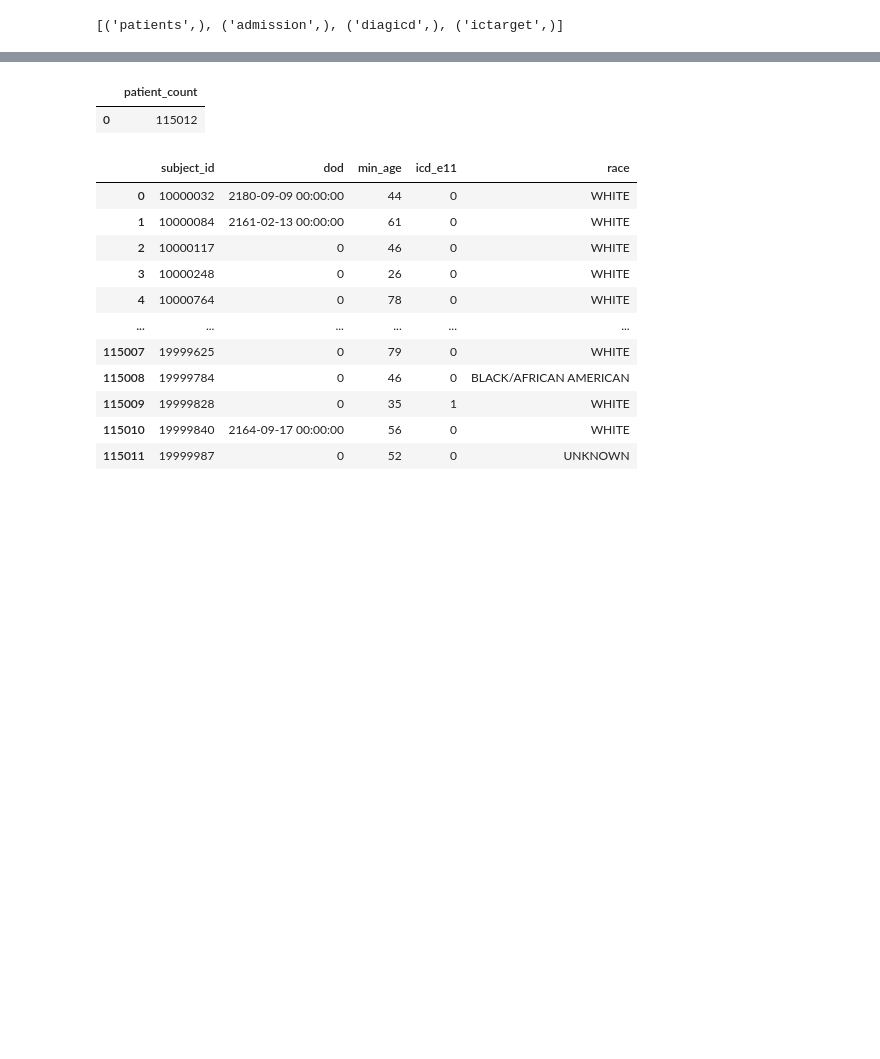
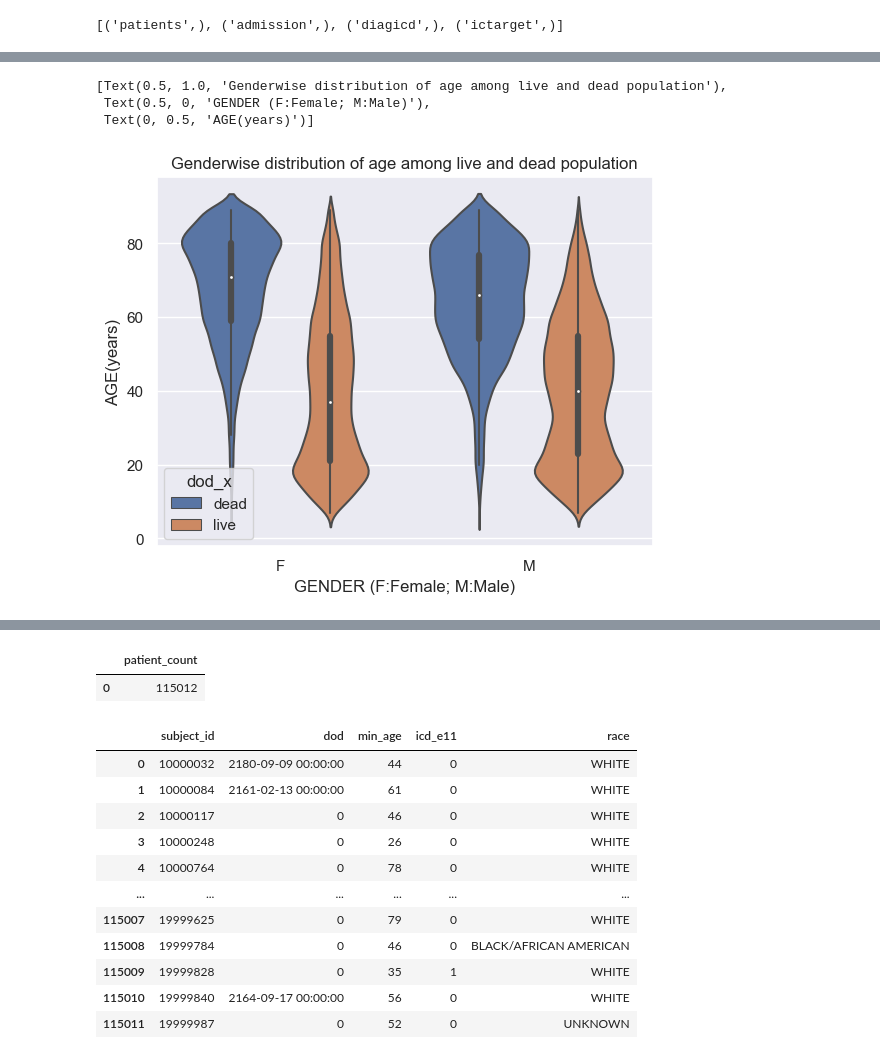
Before and after one commit to smitamisra/EHR_exploration, a Jupyter notebook: notebooks/db_exploration_creatingVisuals.ipynb, the cells around one changed output, grey strips where cells are left out. Drawn from its saved outputs; the diff is of its cells as text; code cells hidden in the pictures; blank space fills up the shorter version.

```diff
--- a/notebooks/db_exploration_creatingVisuals.ipynb
+++ b/notebooks/db_exploration_creatingVisuals.ipynb
@@ -24,3 +47,13 @@ WHERE
+# %%
+pts['dod_x'] = np.where(pts['dod'] == '0', 'live', 'dead')
+pts.head(3)
+(sns.violinplot(data=pts, y="min_age", x="gender", hue="dod_x").set(title = 'Genderwise distribution of age among live and dead population',
+                                                                   xlabel='GENDER (F:Female; M:Male)', ylabel='AGE(years)'))
+# %% [output]
+[Text(0.5, 1.0, 'Genderwise distribution of age among live and dead population'),
+ Text(0.5, 0, 'GENDER (F:Female; M:Male)'),
+ Text(0, 0.5, 'AGE(years)')]
+[figure, added]
 # %%
 #ictarget
 
```
Also changed, not shown: parts of 31 cells of this notebook, 1 other file.
